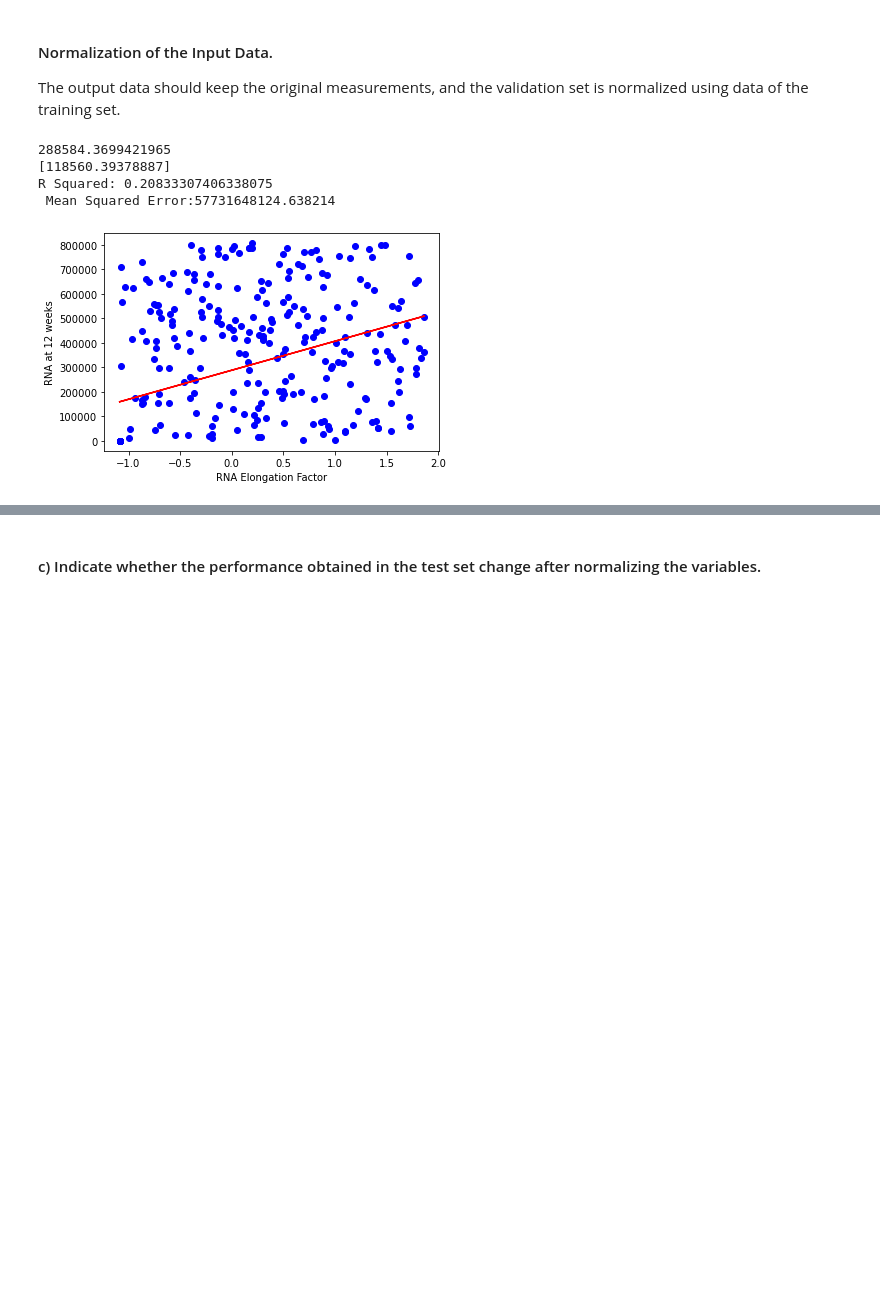
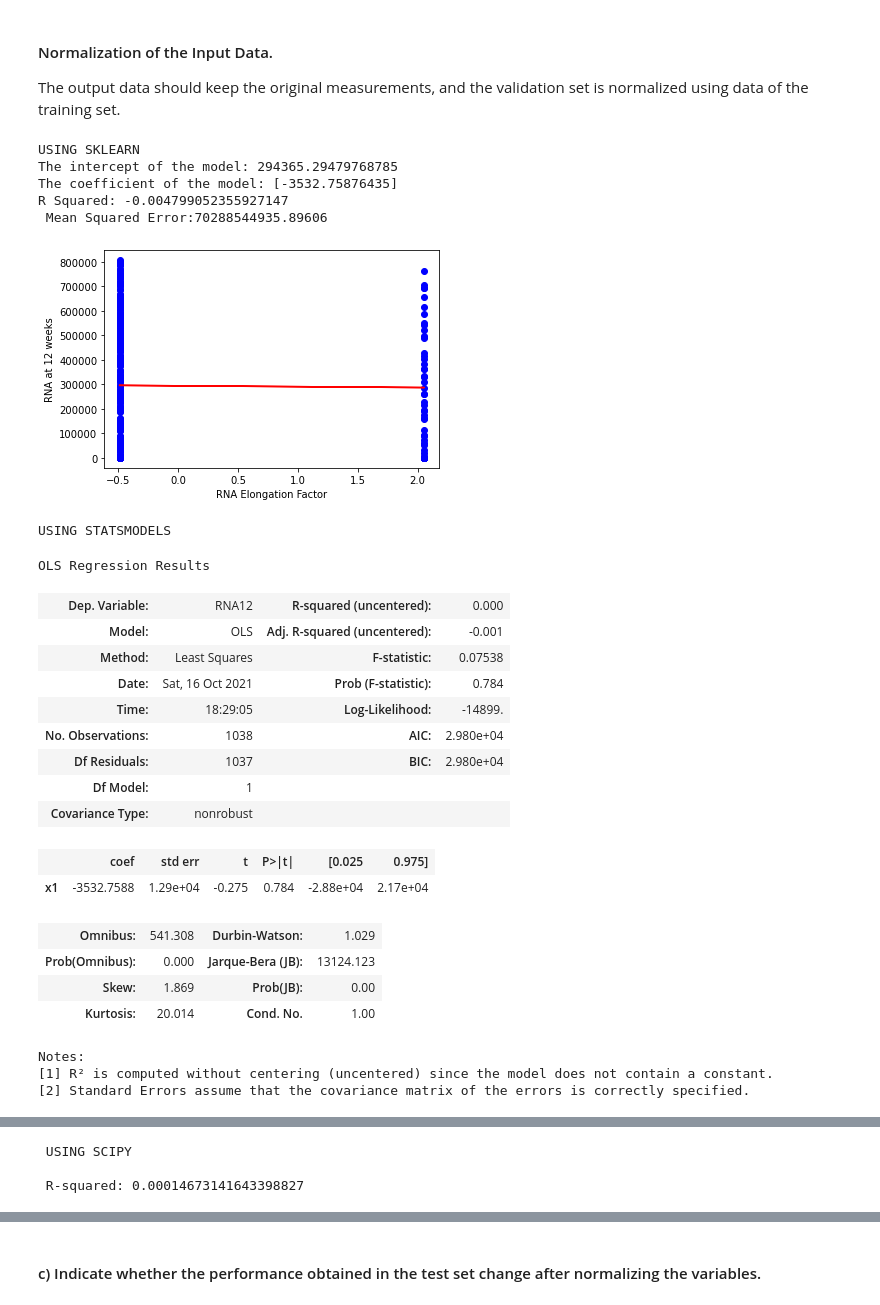
Before and after one commit to paolaparadas29/ProjectAI, a Jupyter notebook: Project_Unit1.ipynb, the cells around one changed output, grey strips where cells are left out. Drawn from its saved outputs; the diff is of its cells as text; code cells hidden in the pictures; blank space fills up the shorter version.

Commit message:
Using the previous data.

```diff
--- a/Project_Unit1.ipynb
+++ b/Project_Unit1.ipynb
@@ -1225,3 +1225,6 @@ X_train, X_test, Y_train, Y_test = train_test_split(data_input, data_output, tes
+# %%
+X_train_train, X_test_train, Y_train_train, Y_test_train = train_test_split(data_input_train,
+                                                            data_output_train, test_size=0.25, random_state = 20)
 # %% [markdown]
 Displaying the first rows of the training subset.
 # %%
@@ -1252,6 +1308,7 @@ from sklearn.linear_model import LinearRegression
 
 def simplelinearregre(X_trainvar, X_testvar, Y_train, Y_test, xlabel, ylabel):
 
+    print('USING SKLEARN')
     # Simple linear regression
     regressor = LinearRegression()
 
@@ -1260,10 +1317,10 @@ def simplelinearregre(X_trainvar, X_testvar, Y_train, Y_test, xlabel, ylabel):
     #not adding the bias
 
     # Show the intercept
-    print(regressor.intercept_)
+    print('The intercept of the model:', regressor.intercept_)
 
     # Show the coeffients
-    print(regressor.coef_)
+    print('The coefficient of the model:', regressor.coef_)
 
     #Predict using the test set
     y_pred = regressor.predict(np.array(X_testvar).reshape(-1,1))
@@ -1277,10 +1334,35 @@ def simplelinearregre(X_trainvar, X_testvar, Y_train, Y_test, xlabel, ylabel):
     r2_results.append(r_squared)
     print(f'R Squared: {r_squared} \n Mean Squared Error:{mse}')
 
+
     # Plot the samples and the predict
     plt.scatter(X_testvar,Y_test,color='b')
     plt.plot(X_testvar, y_pred,color='r')
     plt.xlabel(xlabel)
     plt.ylabel(ylabel)
     plt.show()
+
+    # Printing the summary.
+    print('USING STATSMODELS')
+    mod = sm.OLS(Y_train, X_trainvar)
+    res = mod.fit()
+    display(res.summary())
+    y_pre = res.predict(X_testvar)
+    plt.scatter(X_testvar, Y_test, alpha=0.1)
+    plt.plot(X_testvar, y_pre , 'r')
+    plt.xlabel(xlabel)
+    plt.ylabel(ylabel)
+    plt.show()
+
+    print('\n USING SCIPY')
+
+    slope, intercept, r_value, p_value, std_err =stats.linregress(X_trainvar, Y_train)
+    print("\n R-squared:", r_value**2)
+
+    # Plot data points
+    plt.scatter(X_trainvar, Y_train, color="red", marker="+")
+    y_predict = intercept + slope*X_trainvar
+    plt.plot(X_trainvar ,y_predict, color="blue")
+    plt.xlabel(xlabel)
+    plt.ylabel(ylabel)
 # %%
@@ -1297,9 +1406,9 @@ The output data should keep the original measurements, and the validation set is
 # %%
 from sklearn.preprocessing import StandardScaler
 scaler = StandardScaler()
-scalerfit = scaler.fit(X_train)
-X_train_norm=scaler.transform(X_train)
-X_test_norm=scaler.transform(X_test)
+scalerfit = scaler.fit(X_train_train)
+X_train_norm_train = scaler.transform(X_train_train)
+X_test_norm_train = scaler.transform(X_test_train)
 
 
 #After normalizing, the coefficient changes and also the speed beacuse sometimes the model could not converge.
@@ -1309,8 +1416,33 @@ index = X_train.columns.get_loc('RNAEF')
+# %%
+#index = X_train_train.columns.get_loc('RNAEF')
+index = X_train_train.columns.get_loc('Staging_PortalFibrosis')
 # %%
-simplelinearregre(X_train_norm[:,index], X_test_norm[:,index], Y_train, Y_test, 'RNA Elongation Factor', 'RNA at 12 weeks')
+simplelinearregre(X_train_norm_train[:,index], X_test_norm_train[:,index], Y_train_train, Y_test_train,
+                  'RNA Elongation Factor', 'RNA at 12 weeks')
 # %% [output]
-288584.3699421965
-[118560.39378887]
-R Squared: 0.20833307406338075
- Mean Squared Error:57731648124.638214
+USING SKLEARN
+The intercept of the model: 294365.29479768785
+The coefficient of the model: [-3532.75876435]
+R Squared: -0.004799052355927147
+ Mean Squared Error:70288544935.89606
-[figure, old version]
+[figure, new version]
+USING STATSMODELS
+OLS Regression Results
+| Dep. Variable: | RNA12 | R-squared (uncentered): | 0.000 |
+| Model: | OLS | Adj. R-squared (uncentered): | -0.001 |
+| Method: | Least Squares | F-statistic: | 0.07538 |
+| Date: | Sat, 16 Oct 2021 | Prob (F-statistic): | 0.784 |
+| Time: | 18:29:05 | Log-Likelihood: | -14899. |
+| No. Observations: | 1038 | AIC: | 2.980e+04 |
+| Df Residuals: | 1037 | BIC: | 2.980e+04 |
+| Df Model: | 1 |  |  |
+| Covariance Type: | nonrobust |  |  |
+|  | coef | std err | t | P>|t| | [0.025 | 0.975] |
+| x1 | -3532.7588 | 1.29e+04 | -0.275 | 0.784 | -2.88e+04 | 2.17e+04 |
+| Omnibus: | 541.308 | Durbin-Watson: | 1.029 |
+| Prob(Omnibus): | 0.000 | Jarque-Bera (JB): | 13124.123 |
+| Skew: | 1.869 | Prob(JB): | 0.00 |
+| Kurtosis: | 20.014 | Cond. No. | 1.00 |
+Notes:
+[1] R² is computed without centering (uncentered) since the model does not contain a constant.
+[2] Standard Errors assume that the covariance matrix of the errors is correctly specified.
@@ -1316,0 +1450,3 @@ R Squared: 0.20833307406338075
+ USING SCIPY
+
+ R-squared: 0.00014673141643398827
```
Also changed, not shown: parts of 67 cells of this notebook.
